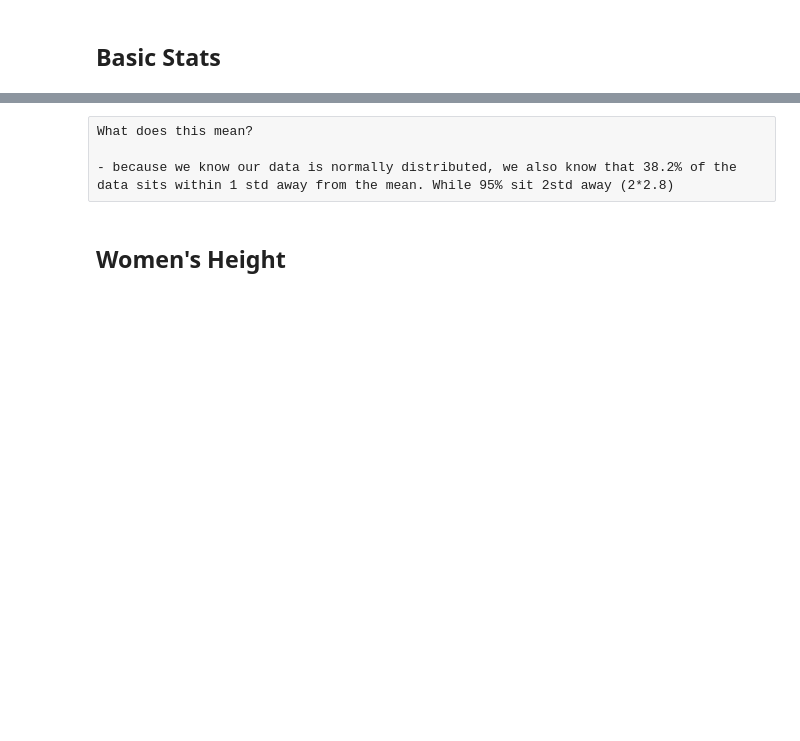
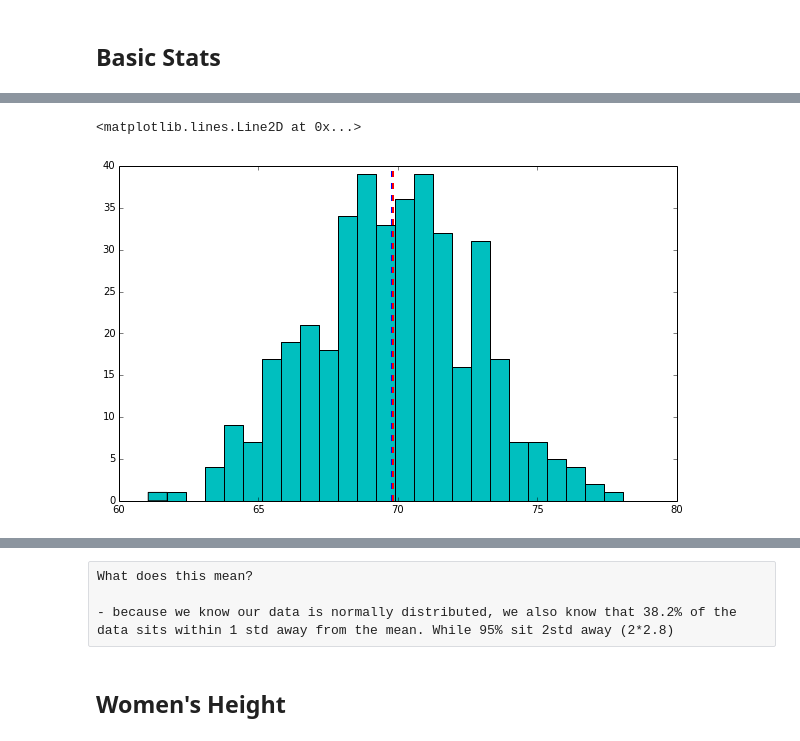
Before and after one commit to giladlotan/itpmssd, a Jupyter notebook: Week_2/basic_stats.ipynb, the cells around one changed output, grey strips where cells are left out. Drawn from its saved outputs; the diff is of its cells as text; code cells hidden in the pictures; blank space fills up the shorter version.

```diff
--- a/Week_2/basic_stats.ipynb
+++ b/Week_2/basic_stats.ipynb
@@ -30,10 +66,13 @@ plot(sorted(d))
 # %%
 # add mean/media - dotted lines - to our plot
 
 figure(figsize=(10,6))
-hist(d, bins=20, color='c')
+hist(d, bins=25, color='c')
 axvline(np.mean(d), color='b', linestyle='dashed', linewidth=2)
 axvline(np.median(d), color='r', linestyle='dashed', linewidth=2)
+# %% [output]
+<matplotlib.lines.Line2D at 0x...>
+[figure, added]
 # %%
 # Let's use standard deviation to measure the spread of the data
 
```
Also changed, not shown: parts of 14 cells of this notebook, 2 other files.
